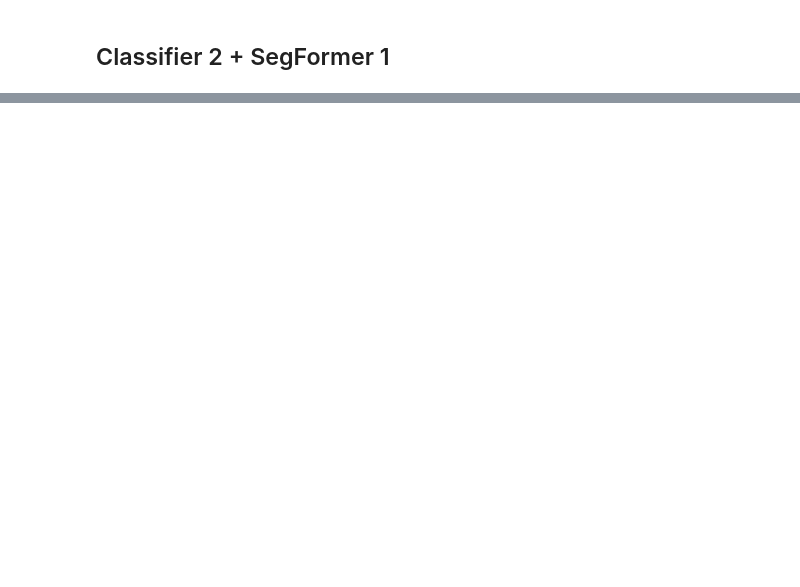
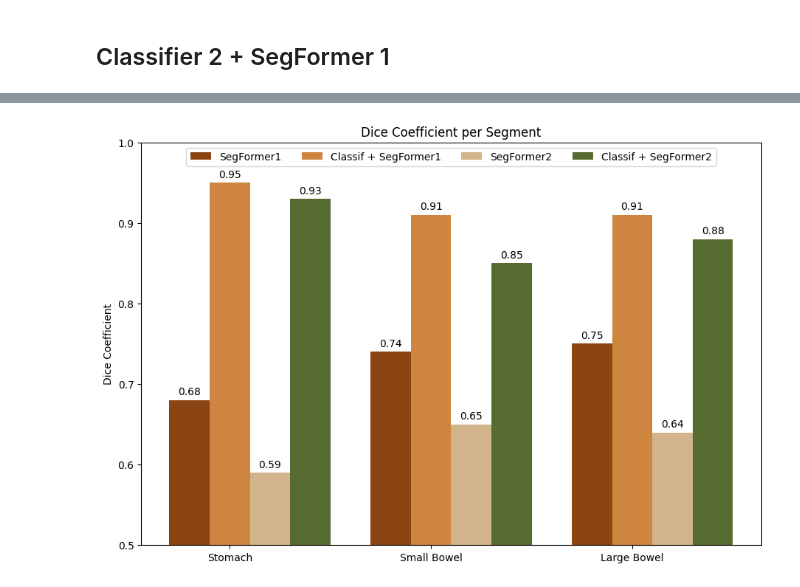
Before and after one commit to diwalsh/Medical-Imaging-Segmentation-Application, a Jupyter notebook: model_evaluation.ipynb, the cells around one changed output, grey strips where cells are left out. Saved outputs shown, nothing was run; the diff lists cells and outputs as text; code cells hidden in the pictures; blank space fills up the shorter version.

Commit message:
updated model_evaluation.ipyb with performance results

```diff
--- a/model_evaluation.ipynb
+++ b/model_evaluation.ipynb
@@ -467,6 +415,7 @@ class_model1 = load_model(DatasetConfig.MODEL_NAME_CLF1)
 # %%
 # Load segmentation model (SegFormer 1)
-seg_model = MedicalSegmentationModel.load_from_checkpoint(DatasetConfig.MODEL_NAME_SEG)
+seg_model_1 = MedicalSegmentationModel.load_from_checkpoint(DatasetConfig.MODEL_NAME_SEG_SLC)
+seg_model_2 = MedicalSegmentationModel.load_from_checkpoint(DatasetConfig.MODEL_NAME_SEG_ALL)
 # %% [output]
 Some weights of SegformerForSemanticSegmentation were not initialized from the model checkpoint at nvidia/segformer-b4-finetuned-ade-512-512 and are newly initialized because the shapes did not match:
 - decode_head.classifier.weight: found shape torch.Size([150, 768, 1, 1]) in the checkpoint and torch.Size([4, 768, 1, 1]) in the model instantiated
@@ -559,0 +484,8 @@ Segmentation time per image: 3.239
+# %%
+# Use GPU if available.
+DEVICE = torch.device("cuda:0") if torch.cuda.is_available() else torch.device("cpu")
+seg_model_2.to(DEVICE)
+
+_, _, score_ave_per_class_2, score_ave_per_class_2_2, time_per_image_2 = inference(class_model_1, seg_model_2, valid_loader, device=DEVICE, img_size=DatasetConfig.IMAGE_SIZE, enable_clf=False, threshold_clf=0)
+
+print_report(score_ave_per_class_2, score_ave_per_class_2_2, time_per_image_2)
@@ -559,0 +520,8 @@ Segmentation time per image: 3.239
+# %%
+# Use GPU if available.
+DEVICE = torch.device("cuda:0") if torch.cuda.is_available() else torch.device("cpu")
+seg_model_2.to(DEVICE)
+
+_, _, score_ave_per_class_22, score_ave_per_class_2_22, time_per_image_22 = inference(class_model_2, seg_model_2, valid_loader, device=DEVICE, img_size=DatasetConfig.IMAGE_SIZE, enable_clf=True, threshold_clf=DatasetConfig.THR2)
+
+print_report(score_ave_per_class_22, score_ave_per_class_2_22, time_per_image_22)
@@ -559,0 +536,34 @@ Segmentation time per image: 3.239
+# %%
+organs = ("Stomach", "Small Bowel", "Large Bowel")
+method = {
+    'SegFormer1': (score_ave_per_class_1[1], score_ave_per_class_1[2], score_ave_per_class_1[3]),
+    'Classif + SegFormer1': (score_ave_per_class_21[1], score_ave_per_class_21[2], score_ave_per_class_21[3]),
+    'SegFormer2': (score_ave_per_class_2[1], score_ave_per_class_2[2], score_ave_per_class_2[3]),
+    'Classif + SegFormer2': (score_ave_per_class_22[1], score_ave_per_class_22[2], score_ave_per_class_22[3])
+}
+
+x = np.arange(len(organs))  # the label locations
+width = 0.2  # the width of the bars
+multiplier = 0
+
+# Custom color palette
+colors = ['#8B4513', '#CD853F', '#D2B48C', '#556B2F']  # Add more colors if needed
+
+fig, ax = plt.subplots(layout='constrained', figsize=[9,6])
+
+for attribute, measurement, color in zip(method.keys(), method.values(), colors):
+    offset = width * multiplier
+    rects = ax.bar(x + offset, np.round(measurement,2), width, label=attribute, color=color)
+    ax.bar_label(rects, padding=3)
+    multiplier += 1
+
+# Add some text for labels, title and custom x-axis tick labels, etc.
+ax.set_ylabel('Dice Coefficient')
+ax.set_title('Dice Coefficient per Segment')
+ax.set_xticks(x + width, organs)
+ax.legend(loc='upper center', ncol=4)
+ax.set_ylim(0.5, 1)
+plt.savefig('images/dice_coeff.png')
+plt.show()
+# %% [output]
+[figure, added]
```
Also changed, not shown: parts of 24 cells of this notebook, 1 other file.
